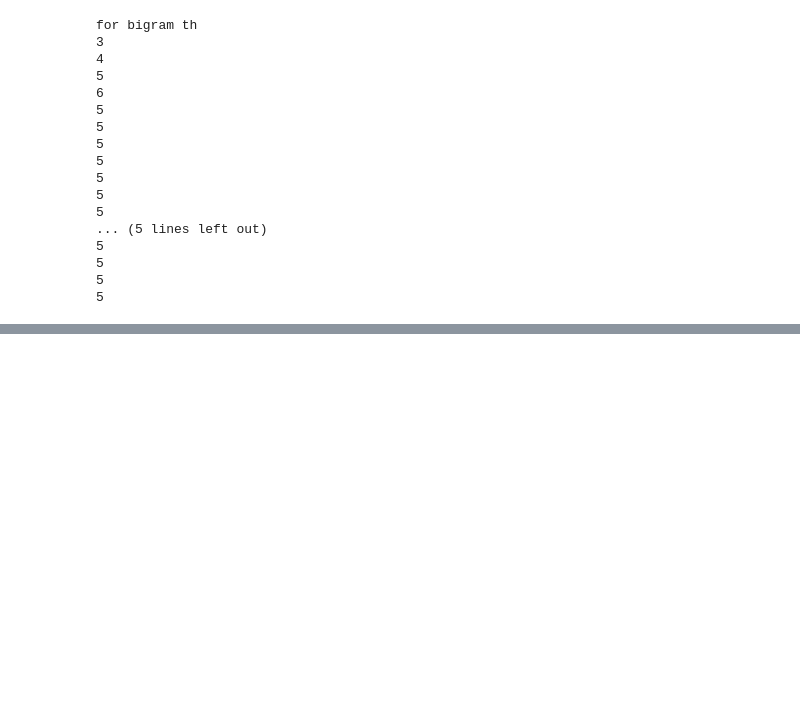
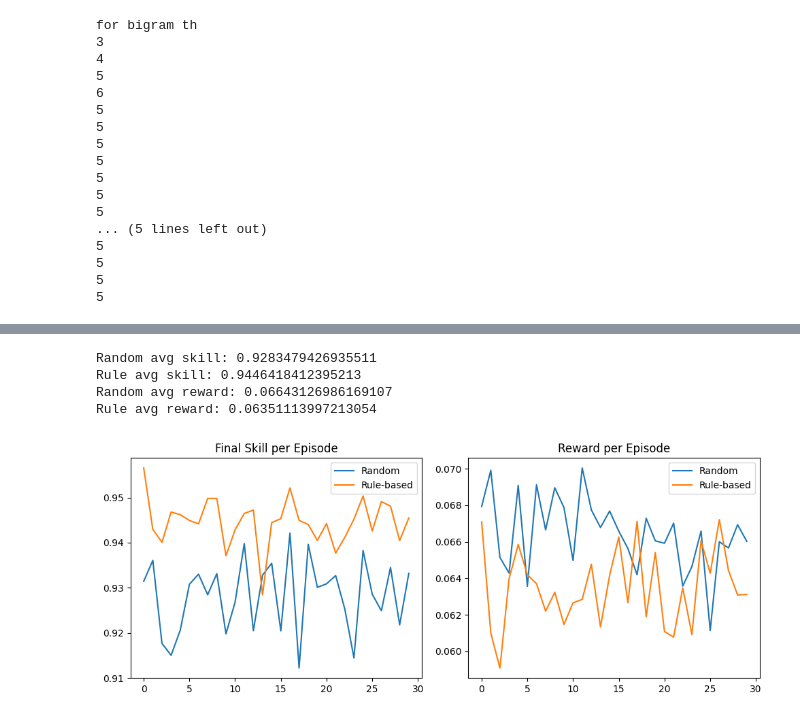
Before and after one commit to jishnnuuu/typeRL, a Jupyter notebook: test.ipynb, the cells around one changed output, grey strips where cells are left out. Saved outputs shown, nothing was run; the diff lists cells and outputs as text; code cells hidden in the pictures; blank space fills up the shorter version.

Commit message:
added cell in test.ipynb to observe skill growth between rule-based, random agent

```diff
--- a/test.ipynb
+++ b/test.ipynb
@@ -148,0 +221,20 @@ for bigram th
+# %%
+def select_action(env):
+
+    scores = env.k - 0.1 * env.t
+    weakest_bigram = np.argmin(scores)
+
+    skill = env.k[weakest_bigram]
+
+    if skill < 0.3:
+        difficulty = 0
+    elif skill < 0.5:
+        difficulty = 1
+    elif skill < 0.7:
+        difficulty = 2
+    elif skill < 0.85:
+        difficulty = 3
+    else:
+        difficulty = 4
+
+    return weakest_bigram * env.L + difficulty
@@ -148,0 +269,3 @@ for bigram th
+# %%
+random_rewards, random_skills = run_random_agent()
+rule_rewards, rule_skills = run_rule_agent()
@@ -148,0 +290,30 @@ for bigram th
+# %%
+print("Random avg skill:", np.mean(random_skills))
+print("Rule avg skill:", np.mean(rule_skills))
+
+print("Random avg reward:", np.mean(random_rewards))
+print("Rule avg reward:", np.mean(rule_rewards))
+# %% [output]
+Random avg skill: 0.9283479426935511
+Rule avg skill: 0.9446418412395213
+Random avg reward: 0.06643126986169107
+Rule avg reward: 0.06351113997213054
+# %%
+plt.figure(figsize=(10,4))
+
+plt.subplot(1,2,1)
+plt.plot(random_skills, label="Random")
+plt.plot(rule_skills, label="Rule-based")
+plt.title("Final Skill per Episode")
+plt.legend()
+
+plt.subplot(1,2,2)
+plt.plot(random_rewards, label="Random")
+plt.plot(rule_rewards, label="Rule-based")
+plt.title("Reward per Episode")
+plt.legend()
+
+plt.tight_layout()
+plt.show()
+# %% [output]
+[figure, added]
```
Also changed, not shown: parts of 8 cells of this notebook, 2 other files.
